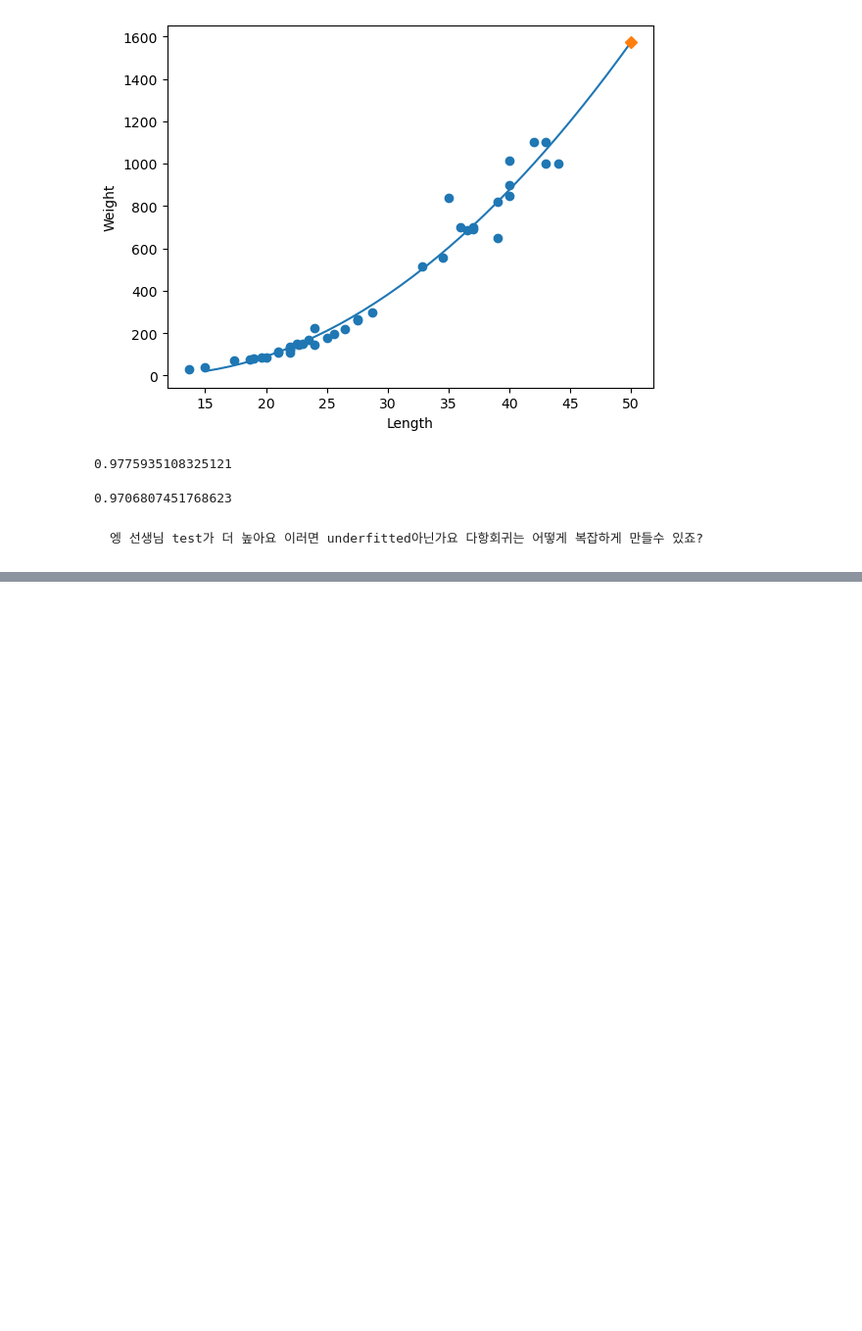
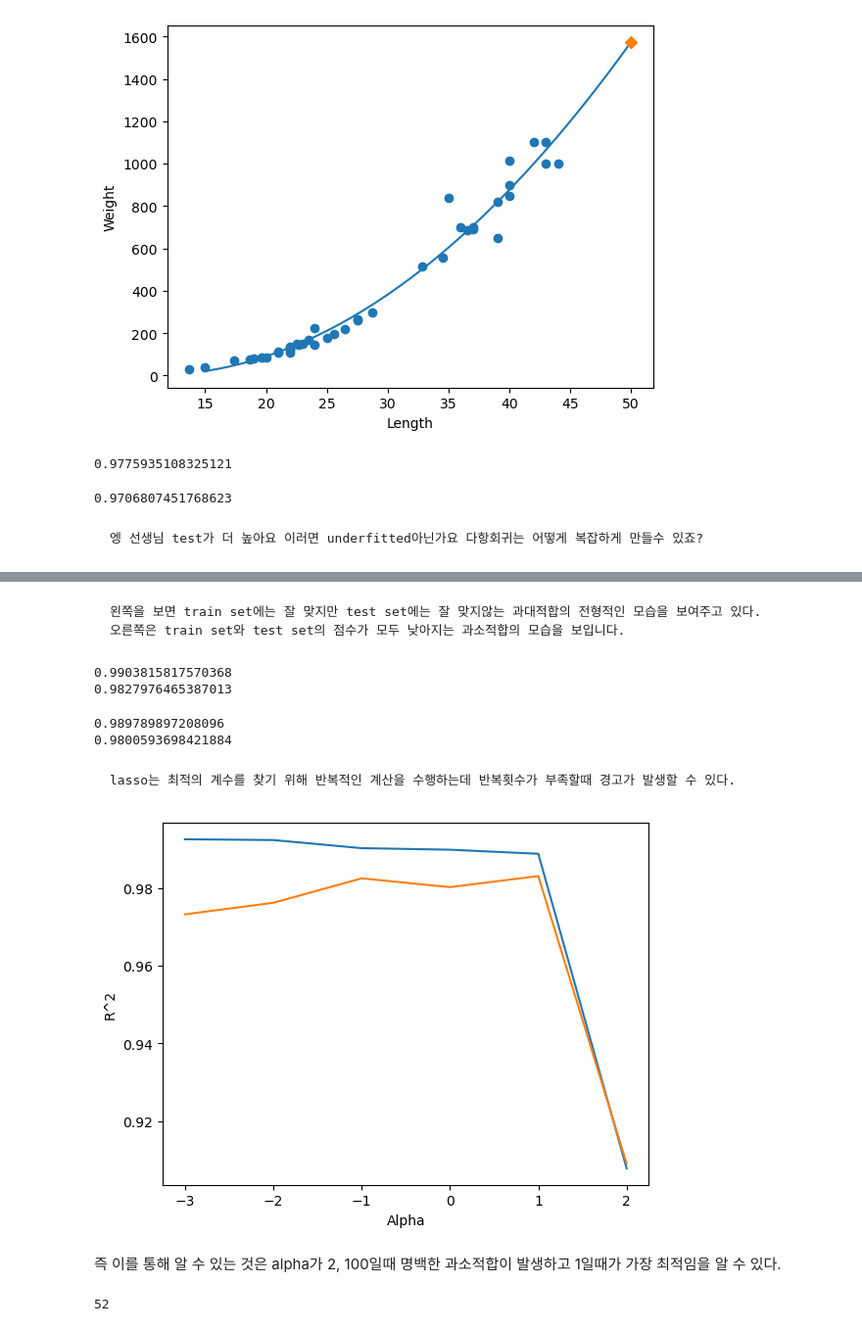
Before and after one commit to J7NU/ML_PRAC_2023_WINTER, a Jupyter notebook: Chap03.ipynb, the cells around one changed output, grey strips where cells are left out. Shown: that part at 98% size. Saved outputs shown, nothing was run; the diff lists cells and outputs as text; code cells hidden in the pictures; blank space fills up the shorter version.

```diff
--- a/Chap03.ipynb
+++ b/Chap03.ipynb
@@ -218,0 +366,47 @@ lr.score(train_powered2_added,train_target)
+# %% [markdown]
+    왼쪽을 보면 train set에는 잘 맞지만 test set에는 잘 맞지않는 과대적합의 전형적인 모습을 보여주고 있다.
+    오른쪽은 train set와 test set의 점수가 모두 낮아지는 과소적합의 모습을 보입니다.
+# %%
+ridge = Ridge(alpha=0.1)
+ridge.fit(train_scaled,train_target)
+print(ridge.score(train_scaled,train_target))
+print(ridge.score(test_scaled,test_target))
+# %% [output]
+0.9903815817570368
+0.9827976465387013
+# %%
+from sklearn.linear_model import Lasso
+
+lasso = Lasso()
+lasso.fit(train_scaled,train_target)
+print(lasso.score(train_scaled,train_target))
+print(lasso.score(test_scaled,test_target))
+# %% [output]
+0.989789897208096
+0.9800593698421884
+# %%
+train_score = []
+test_score = []
+
+alpha_list = [0.001,0.01,0.1,1,10,100]
+for alpha in alpha_list:
+    lasso = Lasso(alpha=alpha,max_iter=10000)
+    lasso.fit(train_scaled,train_target)
+    train_score.append(lasso.score(train_scaled,train_target))
+    test_score.append(lasso.score(test_scaled,test_target))
+# %% [markdown]
+    lasso는 최적의 계수를 찾기 위해 반복적인 계산을 수행하는데 반복횟수가 부족할때 경고가 발생할 수 있다.
+# %%
+plt.plot(np.log10(alpha_list),train_score)
+plt.plot(np.log10(alpha_list),test_score)
+plt.xlabel("Alpha")
+plt.ylabel("R^2")
+plt.show()
+# %% [output]
+[figure, added]
+# %% [markdown]
+즉 이를 통해 알 수 있는 것은 alpha가 2, 100일때 명백한 과소적합이 발생하고 1일때가 가장 최적임을 알 수 있다.
+# %%
+np.sum(lasso.coef_ ==0)
+# %% [output]
+52
```
Also changed, not shown: parts of 30 cells of this notebook, 1 other file.
